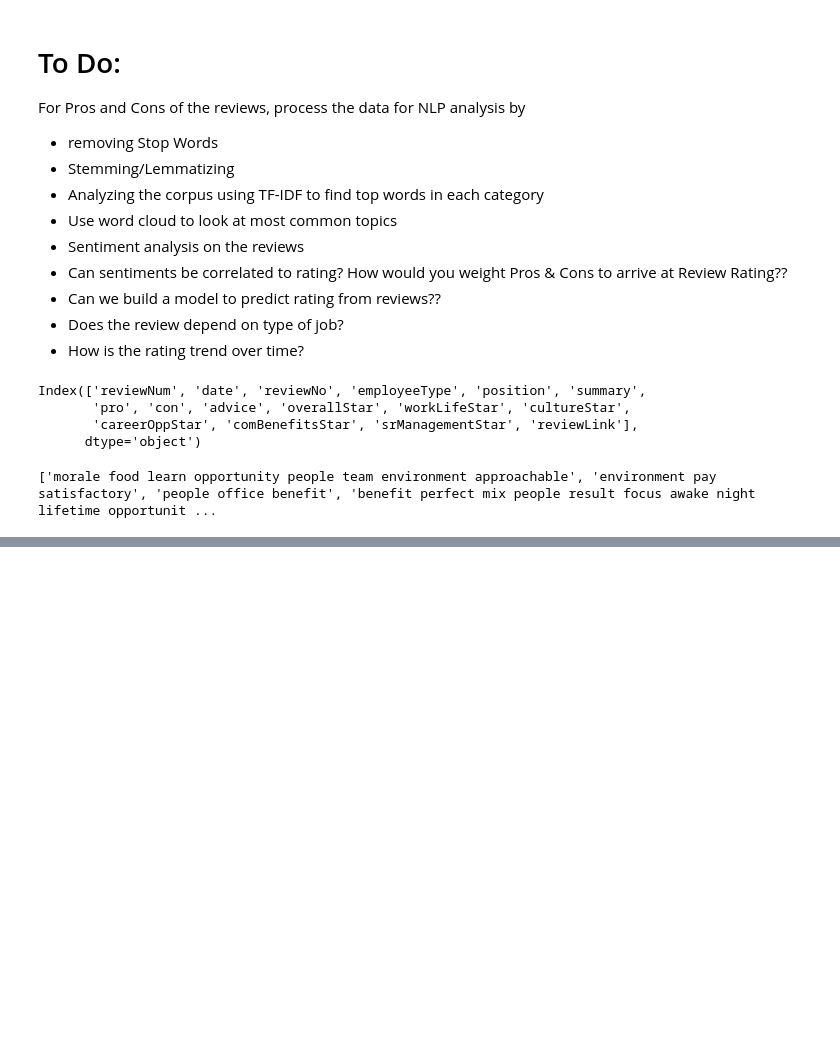
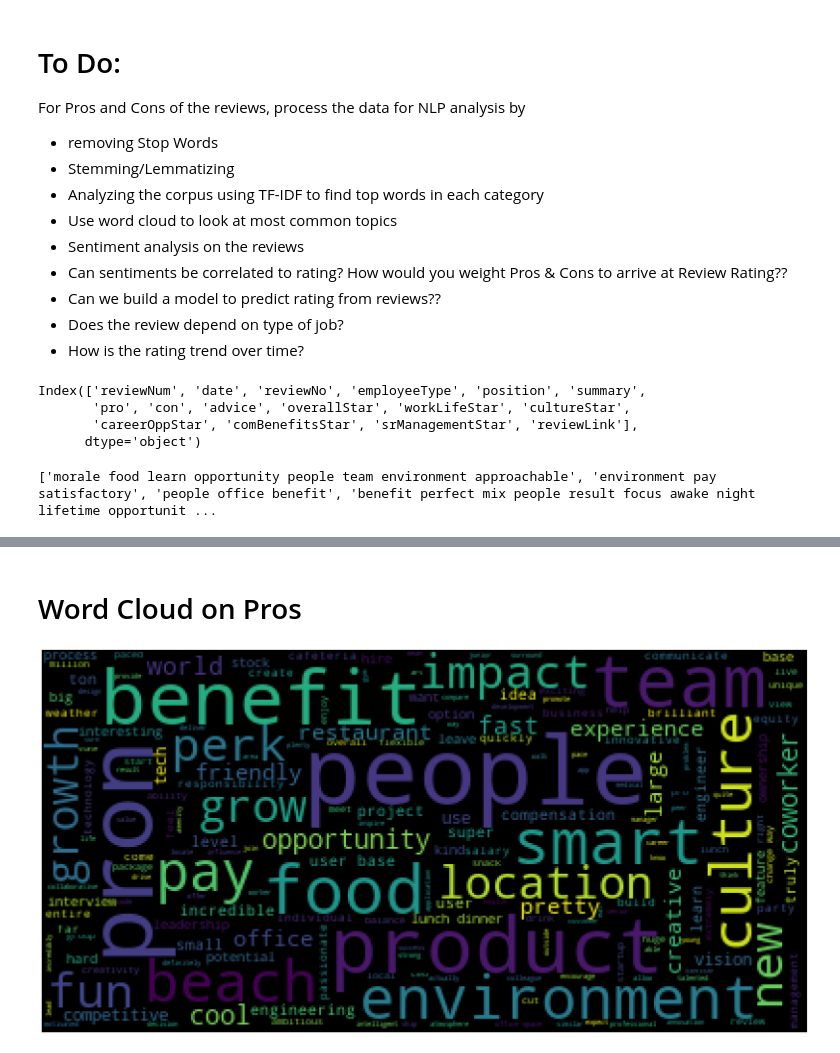
Before and after one commit to VinayNSS/Vinay_Capstone, a Jupyter notebook: sentiment.ipynb, the cells around one changed output, grey strips where cells are left out. Cells and saved outputs as stored; diff of their text form; code cells hidden in the pictures; blank space fills up the shorter version.

```diff
--- a/sentiment.ipynb
+++ b/sentiment.ipynb
@@ -107,0 +112,13 @@ df.head()
+# %%
+from wordcloud import WordCloud
+import nltk
+from nltk.corpus import stopwords
+from nltk import sent_tokenize, word_tokenize
+from wordcloud import WordCloud, STOPWORDS
+
+def wc(data,bgcolor,title):
+    plt.figure(figsize = (100,100))
+    wc = WordCloud(background_color = bgcolor, max_words = 1000,  max_font_size = 50)
+    wc.generate(' '.join(data))
+    plt.imshow(wc)
+    plt.axis('off')
@@ -107,0 +175,6 @@ df.head()
+# %% [markdown]
+# Word Cloud on Pros
+# %%
+wc(cleaned_data_title,'black','Common Words' )
+# %% [output]
+[figure, added]
```
Also changed, not shown: parts of 7 cells of this notebook.
